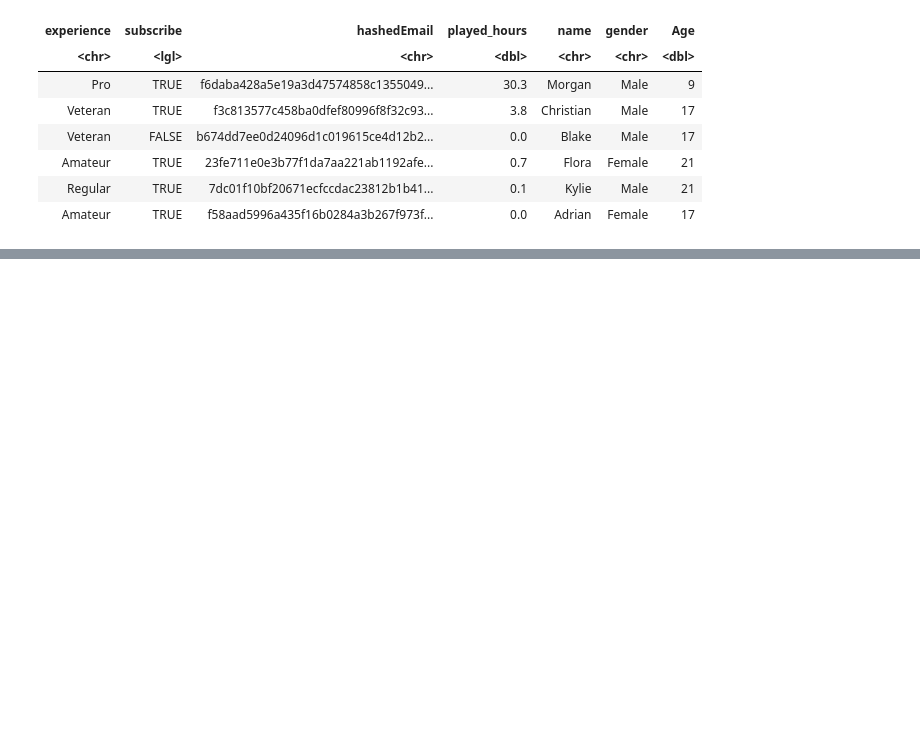
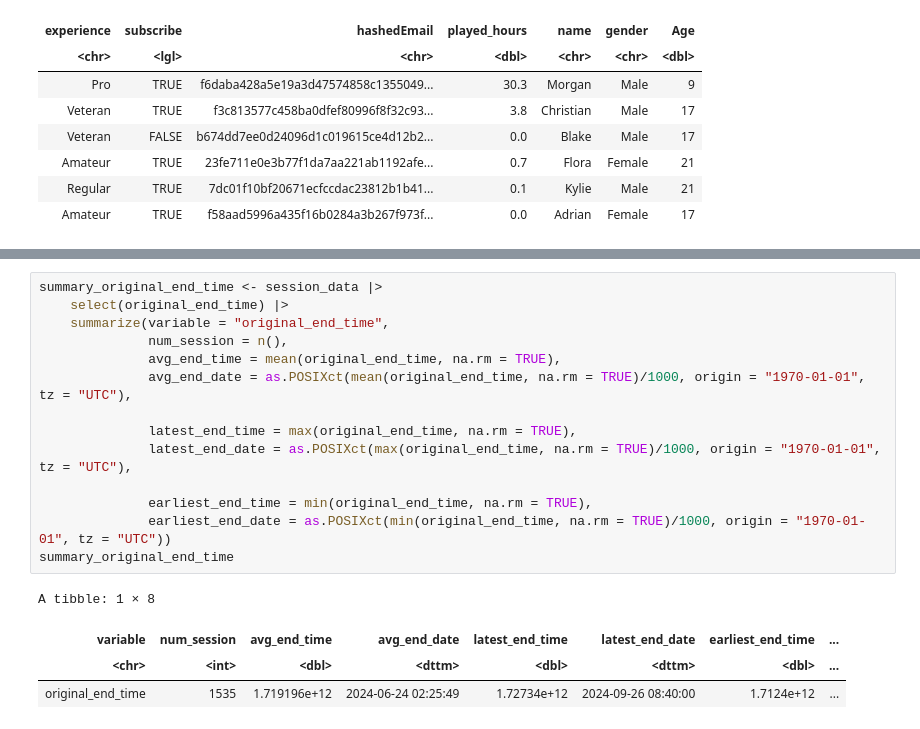
Before and after one commit to Lemiao-Yang/Data_Science_Project, a Jupyter notebook: DSCI_Project.ipynb, the cells around one changed output, grey strips where cells are left out. Drawn from its saved outputs; the diff is of its cells as text; blank space fills up the shorter version.

```diff
--- a/DSCI_Project.ipynb
+++ b/DSCI_Project.ipynb
@@ -116,0 +167,19 @@ A tibble: 6 × 5
+# %%
+summary_original_end_time <- session_data |>
+    select(original_end_time) |>
+    summarize(variable = "original_end_time",
+              num_session = n(),
+              avg_end_time = mean(original_end_time, na.rm = TRUE),
+              avg_end_date = as.POSIXct(mean(original_end_time, na.rm = TRUE)/1000, origin = "1970-01-01", tz = "UTC"),
+
+              latest_end_time = max(original_end_time, na.rm = TRUE),
+              latest_end_date = as.POSIXct(max(original_end_time, na.rm = TRUE)/1000, origin = "1970-01-01", tz = "UTC"),
+
+              earliest_end_time = min(original_end_time, na.rm = TRUE),
+              earliest_end_date = as.POSIXct(min(original_end_time, na.rm = TRUE)/1000, origin = "1970-01-01", tz = "UTC"))
+summary_original_end_time
+# %% [output]
+A tibble: 1 × 8
+| variable | num_session | avg_end_time | avg_end_date | latest_end_time | latest_end_date | earliest_end_time | ... |
+| <chr> | <int> | <dbl> | <dttm> | <dbl> | <dttm> | <dbl> | ... |
+| original_end_time | 1535 | 1.719196e+12 | 2024-06-24 02:25:49 | 1.72734e+12 | 2024-09-26 08:40:00 | 1.7124e+12 | ... |
```
Also changed, not shown: parts of 15 cells of this notebook.
